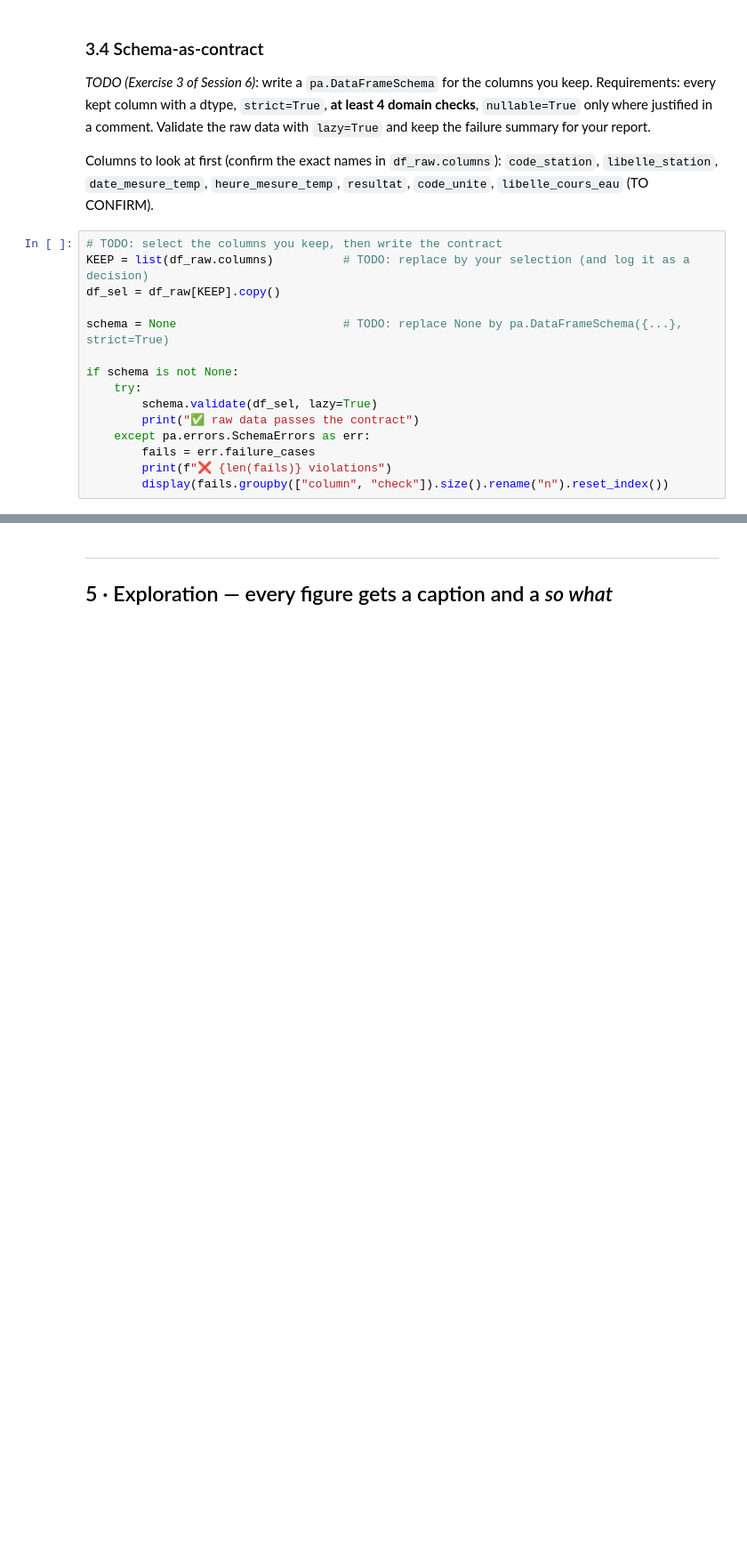
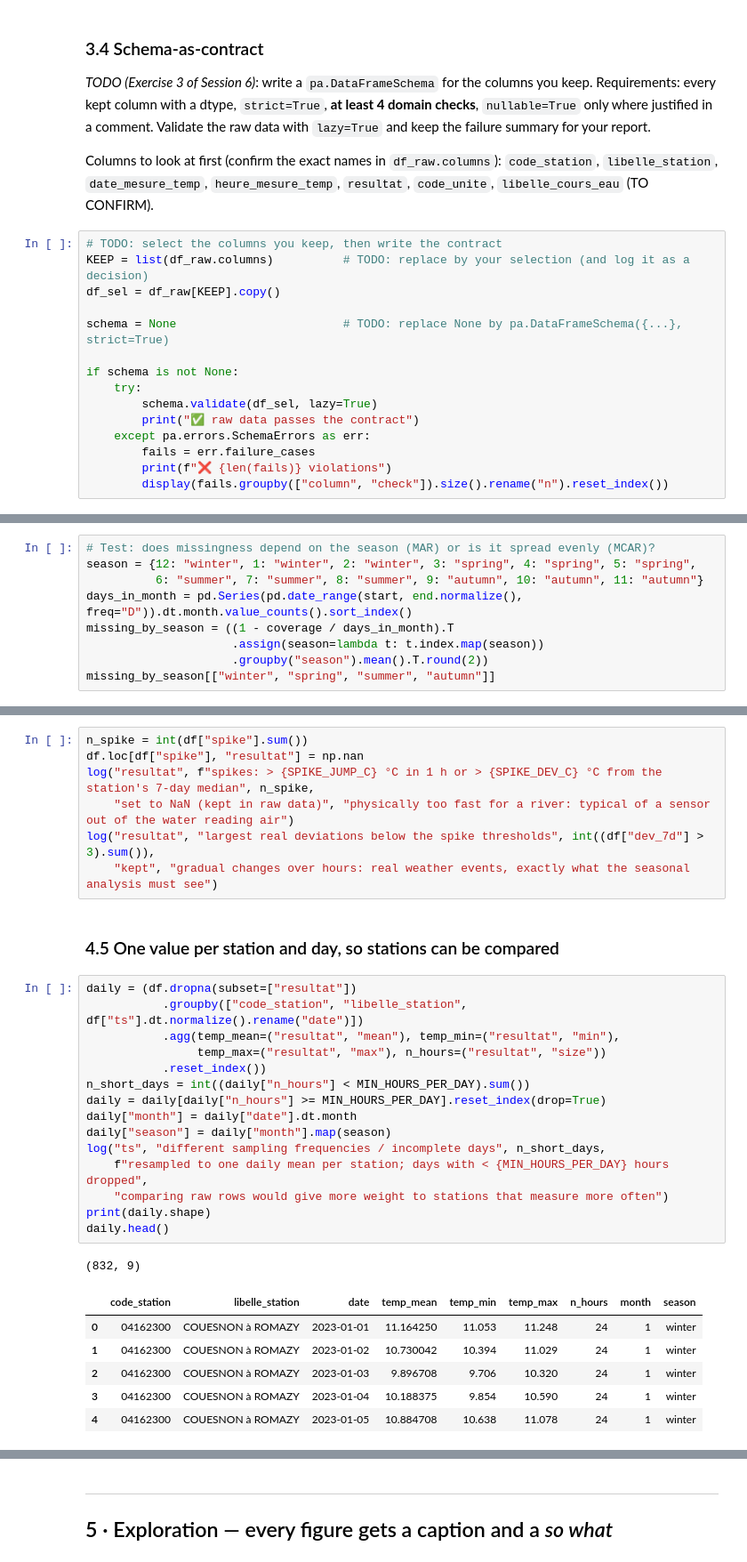
Before and after one commit to andreapenacastro/Project_07_Hubeau_River_Temperature, a Jupyter notebook: project_07_hubeau_river_temperature.ipynb, the cells around one changed output, grey strips where cells are left out. Shown at 89% size. Drawn from its saved outputs; the diff is of its cells as text; blank space fills up the shorter version.

```diff
--- a/project_07_hubeau_river_temperature.ipynb
+++ b/project_07_hubeau_river_temperature.ipynb
@@ -232,0 +360,9 @@ decision_table
+# %%
+# Test: does missingness depend on the season (MAR) or is it spread evenly (MCAR)?
+season = {12: "winter", 1: "winter", 2: "winter", 3: "spring", 4: "spring", 5: "spring",
+          6: "summer", 7: "summer", 8: "summer", 9: "autumn", 10: "autumn", 11: "autumn"}
+days_in_month = pd.Series(pd.date_range(start, end.normalize(), freq="D")).dt.month.value_counts().sort_index()
+missing_by_season = ((1 - coverage / days_in_month).T
+                     .assign(season=lambda t: t.index.map(season))
+                     .groupby("season").mean().T.round(2))
+missing_by_season[["winter", "spring", "summer", "autumn"]]
@@ -232,0 +413,32 @@ decision_table
+# %%
+n_spike = int(df["spike"].sum())
+df.loc[df["spike"], "resultat"] = np.nan
+log("resultat", f"spikes: > {SPIKE_JUMP_C} °C in 1 h or > {SPIKE_DEV_C} °C from the station's 7-day median", n_spike,
+    "set to NaN (kept in raw data)", "physically too fast for a river: typical of a sensor out of the water reading air")
+log("resultat", "largest real deviations below the spike thresholds", int((df["dev_7d"] > 3).sum()),
+    "kept", "gradual changes over hours: real weather events, exactly what the seasonal analysis must see")
+# %% [markdown]
+### 4.5 One value per station and day, so stations can be compared
+# %%
+daily = (df.dropna(subset=["resultat"])
+           .groupby(["code_station", "libelle_station", df["ts"].dt.normalize().rename("date")])
+           .agg(temp_mean=("resultat", "mean"), temp_min=("resultat", "min"),
+                temp_max=("resultat", "max"), n_hours=("resultat", "size"))
+           .reset_index())
+n_short_days = int((daily["n_hours"] < MIN_HOURS_PER_DAY).sum())
+daily = daily[daily["n_hours"] >= MIN_HOURS_PER_DAY].reset_index(drop=True)
+daily["month"] = daily["date"].dt.month
+daily["season"] = daily["month"].map(season)
+log("ts", "different sampling frequencies / incomplete days", n_short_days,
+    f"resampled to one daily mean per station; days with < {MIN_HOURS_PER_DAY} hours dropped",
+    "comparing raw rows would give more weight to stations that measure more often")
+print(daily.shape)
+daily.head()
+# %% [output]
+(832, 9)
+|  | code_station | libelle_station | date | temp_mean | temp_min | temp_max | n_hours | month | season |
+| 0 | 04162300 | COUESNON à ROMAZY | 2023-01-01 | 11.164250 | 11.053 | 11.248 | 24 | 1 | winter |
+| 1 | 04162300 | COUESNON à ROMAZY | 2023-01-02 | 10.730042 | 10.394 | 11.029 | 24 | 1 | winter |
+| 2 | 04162300 | COUESNON à ROMAZY | 2023-01-03 | 9.896708 | 9.706 | 10.320 | 24 | 1 | winter |
+| 3 | 04162300 | COUESNON à ROMAZY | 2023-01-04 | 10.188375 | 9.854 | 10.590 | 24 | 1 | winter |
+| 4 | 04162300 | COUESNON à ROMAZY | 2023-01-05 | 10.884708 | 10.638 | 11.078 | 24 | 1 | winter |
```
Also changed, not shown: parts of 39 cells of this notebook.
